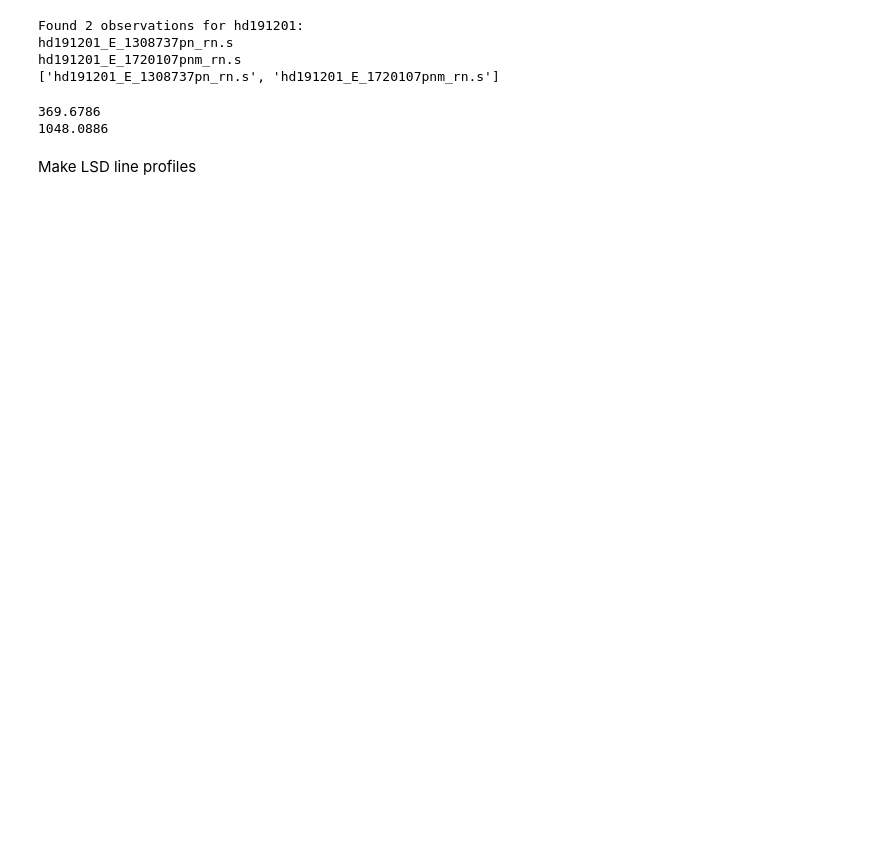
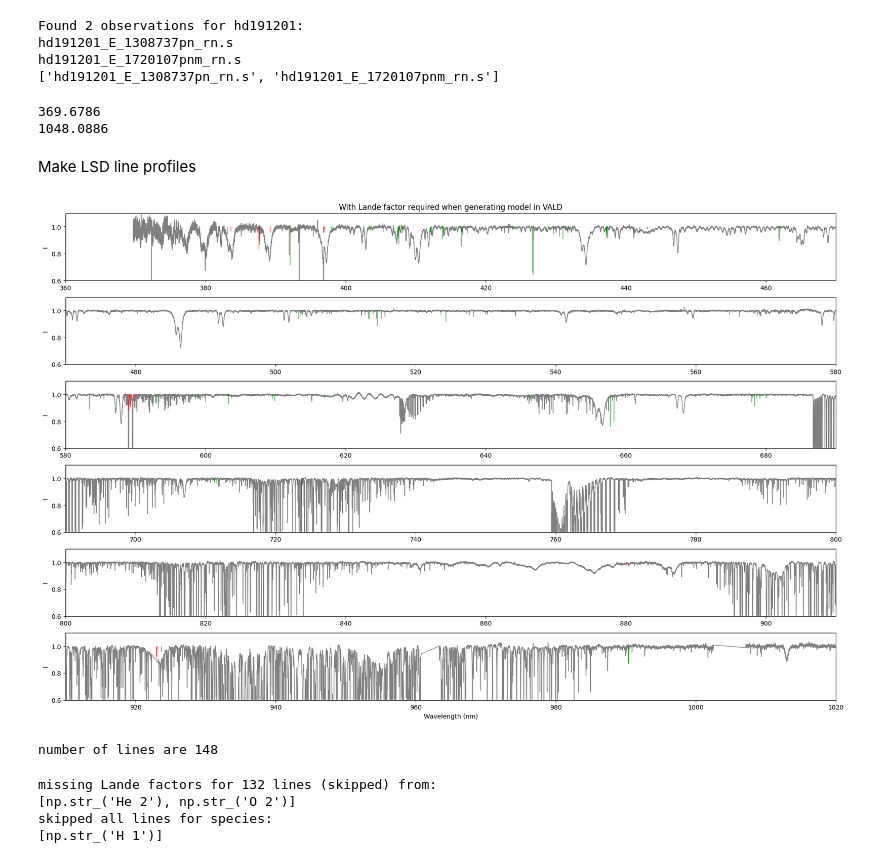
Before and after one commit to AaaaaaalexLi/AlexLiResearch, a Jupyter notebook: Binamics/LSD.ipynb, the cells around one changed output. Drawn from its saved outputs; the diff is of its cells as text; code cells hidden in the pictures; blank space fills up the shorter version.

```diff
--- a/Binamics/LSD.ipynb
+++ b/Binamics/LSD.ipynb
@@ -52,0 +67,61 @@ mask = pol.make_mask(VALD_file_name, outMaskName = file_output,
+# %%
+mask_clean = pol.read_mask("T30000G375_depth0.02_clean.mask")
+
+windows_mask = [
+    (360, 470),
+    (470, 580),
+    (580, 690),
+    (690, 800),
+    (800, 910),
+    (910, 1020),
+    (1020, 1100)
+]
+
+
+fig, axes = plt.subplots(6, 1, figsize=(22, 14))
+
+for ax, (xmin, xmax) in zip(axes, windows_mask):
+
+    ax.plot(spec1.wl, spec1.specI, color="0.5", lw=1)
+
+    used = np.where(mask_clean.iuse == 1)
+    unused = np.where(mask_clean.iuse == 0)
+
+    ax.vlines(mask_clean.wl[used], 1-mask_clean.depth[used], 1,
+              color="g", alpha=0.5)
+
+    ax.vlines(mask_clean.wl[unused], 1-mask_clean.depth[unused], 1,
+              color="r", alpha=0.5)
+
+    ax.set_xlim(xmin, xmax)
+    ax.set_ylim(0.6, 1.1)
+    ax.set_ylabel("I")
+
+axes[-1].set_xlabel("Wavelength (nm)")
+axes[0].set_title("With Lande factor required when generating model in VALD")
+plt.subplots_adjust(hspace=0.25)
+plt.show()
+print("number of lines are {}".format(len(mask_clean.wl)))
+# %% [output]
+[figure, added]
+number of lines are 148
+# %%
+VALD_file_name = 'LongListT30000G375_noLF.dat'
+file_output = 'Trial2_depth0.02.mask'
+mask = pol.make_mask(VALD_file_name, outMaskName = file_output,
+                     depthCutoff = 0.02, atomsOnly = True)
+
+velrange = 600.0
+
+excluded_regions = (
+    pol.get_Balmer_regions_default(velrange)
+    + pol.get_telluric_regions_default()
+)
+
+mask_clean = mask.clean(excluded_regions)
+mask_clean.save(r"Trial2_depth0.02_clean.mask")
+# %% [output]
+missing Lande factors for 132 lines (skipped) from:
+[np.str_('He 2'), np.str_('O 2')]
+skipped all lines for species:
+[np.str_('H 1')]
```
Also changed, not shown: parts of 2 cells of this notebook, 1 other file.
